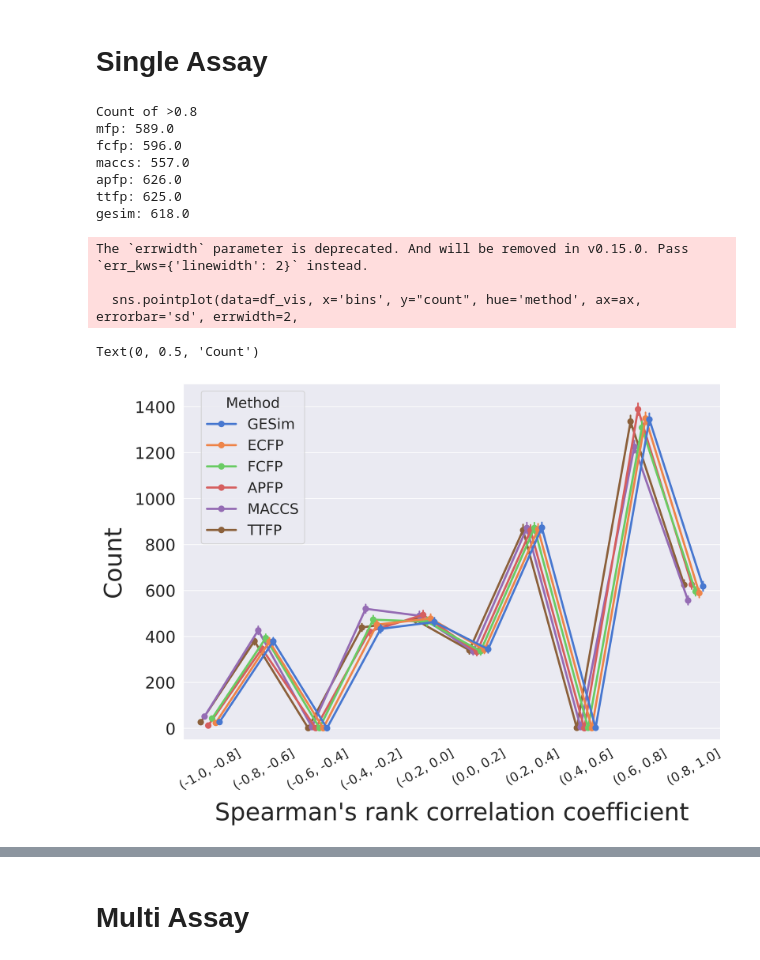
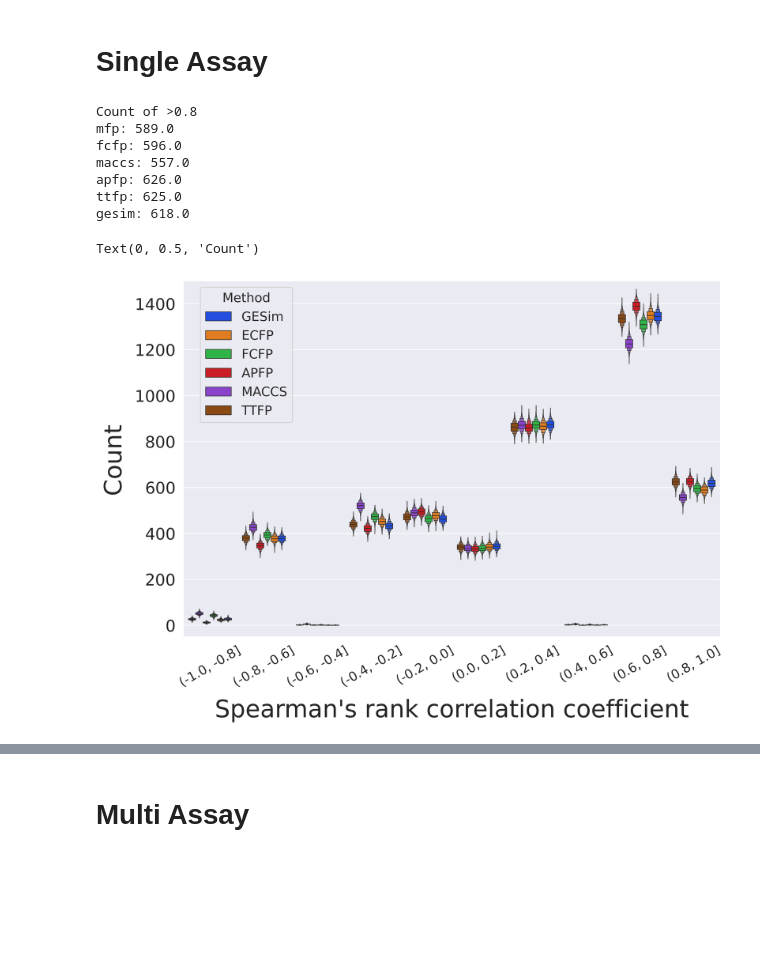
Before and after one commit to ycu-iil/gesim_experiment, a Jupyter notebook: ss_analysis.ipynb, the cells around one changed output, grey strips where cells are left out. Drawn from its saved outputs; the diff is of its cells as text; code cells hidden in the pictures; blank space fills up the shorter version.

Commit message:
feat: change to plot boxenplots

```diff
--- a/ss_analysis.ipynb
+++ b/ss_analysis.ipynb
@@ -29,38 +29,57 @@ rename_dict = {
     "maccs": "MACCS",
     "apfp": "APFP",
     "fcfp": "FCFP",
     "mfp": "ECFP",
     "gesim": "GESim",
 }
 for method_name in method_list:
 #for method_name in result_dict.keys():
     for i in range(len(result_dict[method_name])):
         bin_count_df = pd.cut(result_dict[method_name][i], bins=bins).value_counts().rename_axis('bins').reset_index()
         bin_count_df['method'] = [rename_dict[method_name] for _ in range(bin_count_df.shape[0])]
         concat_list.append(bin_count_df)
 df_vis = pd.concat(concat_list)
 
 fig = plt.figure(figsize=(12, 8))
 ax = fig.add_subplot(1, 1, 1)
-sns.pointplot(data=df_vis, x='bins', y="count", hue='method', ax=ax, errorbar='sd', errwidth=2,
-              palette=sns.color_palette("muted")[:6][::-1], dodge=0.35, markersize=6)
+sns.boxenplot(
+    data=df_vis,
+    x='bins',
+    y="count",
+    hue='method',
+    ax=ax,
+    #palette=sns.color_palette("muted")[:6][::-1],
+    palette=sns.color_palette("bright")[:6][::-1],
+    dodge=0.6,
+    k_depth='full',
+    width=0.8,
+)
 ax.set_ylim([-50, 1500])
 handles, labels = ax.get_legend_handles_labels()
-ax.legend(handles[::-1], labels[::-1], title="Method", loc='upper left', bbox_to_anchor=(0.02, 1.), fontsize=18, title_fontsize=18, frameon=True)
+ax.legend(handles[::-1], labels[::-1], title="Method", loc='upper left', bbox_to_anchor=(0.02, 1.), fontsize=16, title_fontsize=16, frameon=True)
 ax.set_xticklabels(ax.get_xticklabels(), fontsize=16, rotation=30)
 ax.set_yticklabels(ax.get_yticklabels(), fontsize=20)
 ax.set_xlabel("Spearman's rank correlation coefficient", fontsize=30, labelpad=12)
 ax.set_ylabel("Count", fontsize=30, labelpad=12)
+
+#fig = plt.figure(figsize=(12, 8))
+#ax = fig.add_subplot(1, 1, 1)
+#sns.pointplot(data=df_vis, x='bins', y="count", hue='method', ax=ax, errorbar='sd', errwidth=2,
+#              palette=sns.color_palette("muted")[:6][::-1], dodge=0.35, markersize=6)
+#ax.set_ylim([-50, 1500])
+#handles, labels = ax.get_legend_handles_labels()
+#ax.legend(handles[::-1], labels[::-1], title="Method", loc='upper left', bbox_to_anchor=(0.02, 1.), fontsize=18, title_fontsize=18, frameon=True)
+#ax.set_xticklabels(ax.get_xticklabels(), fontsize=16, rotation=30)
+#ax.set_yticklabels(ax.get_yticklabels(), fontsize=20)
+#ax.set_xlabel("Spearman's rank correlation coefficient", fontsize=30, labelpad=12)
+#ax.set_ylabel("Count", fontsize=30, labelpad=12)
 # %% [output]
 Count of >0.8
 mfp: 589.0
 fcfp: 596.0
 maccs: 557.0
 apfp: 626.0
 ttfp: 625.0
 gesim: 618.0
-The `errwidth` parameter is deprecated. And will be removed in v0.15.0. Pass `err_kws={'linewidth': 2}` instead.
-
-  sns.pointplot(data=df_vis, x='bins', y="count", hue='method', ax=ax, errorbar='sd', errwidth=2,
+Text(0, 0.5, 'Count')
-Text(0, 0.5, 'Count')
-[figure, old version]
+[figure, new version]
```
Also changed, not shown: parts of 2 cells of this notebook.
